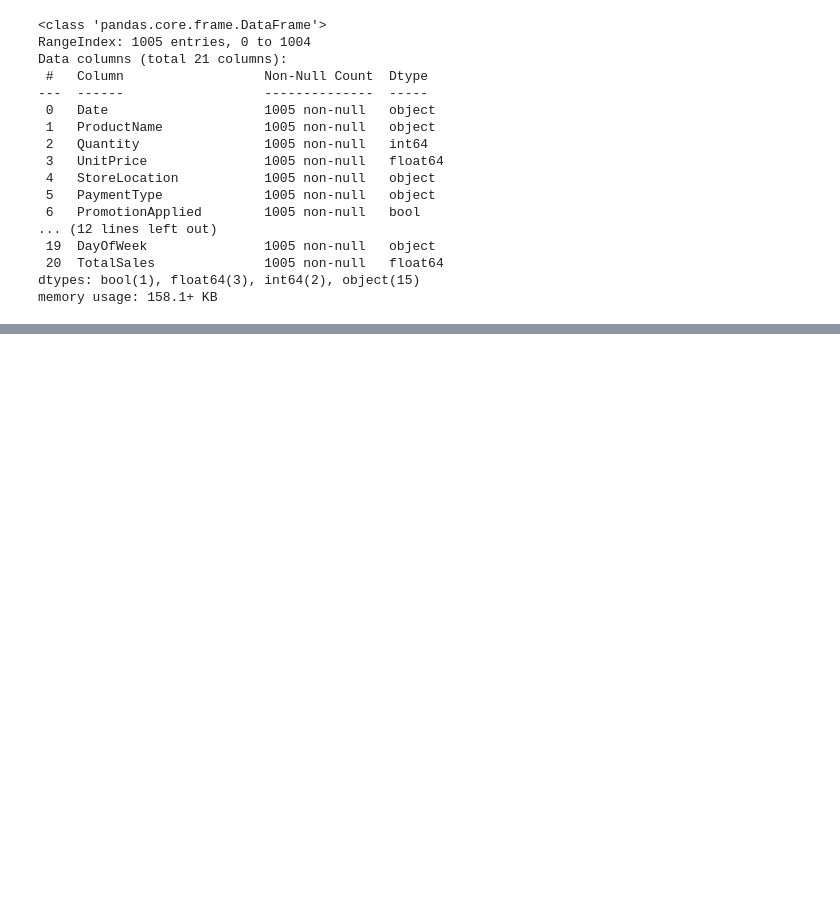
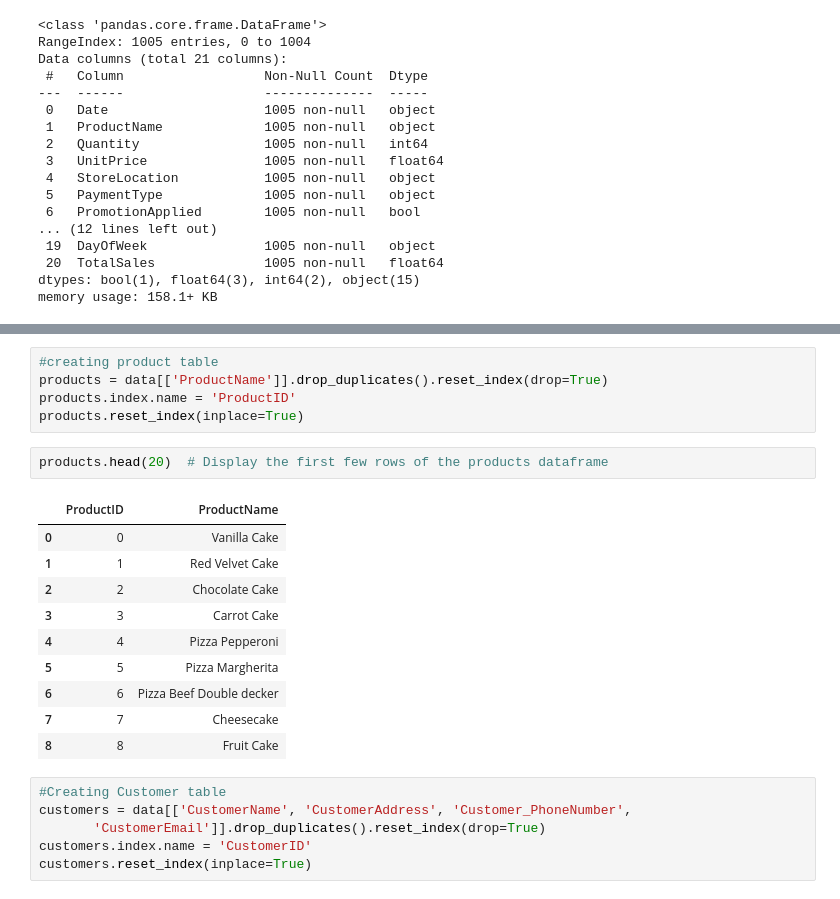
Before and after one commit to BiodunJ/Zipco-Casestudy-with-Airflow, a Jupyter notebook: etl_pipeline.ipynb, the cells around one changed output, grey strips where cells are left out. Saved outputs shown, nothing was run; the diff lists cells and outputs as text; blank space fills up the shorter version.

```diff
--- a/etl_pipeline.ipynb
+++ b/etl_pipeline.ipynb
@@ -66,0 +156,24 @@ memory usage: 158.1+ KB
+# %%
+#creating product table
+products = data[['ProductName']].drop_duplicates().reset_index(drop=True)
+products.index.name = 'ProductID'
+products.reset_index(inplace=True)
+# %%
+products.head(20)  # Display the first few rows of the products dataframe
+# %% [output]
+|  | ProductID | ProductName |
+| 0 | 0 | Vanilla Cake |
+| 1 | 1 | Red Velvet Cake |
+| 2 | 2 | Chocolate Cake |
+| 3 | 3 | Carrot Cake |
+| 4 | 4 | Pizza Pepperoni |
+| 5 | 5 | Pizza Margherita |
+| 6 | 6 | Pizza Beef Double decker |
+| 7 | 7 | Cheesecake |
+| 8 | 8 | Fruit Cake |
+# %%
+#Creating Customer table
+customers = data[['CustomerName', 'CustomerAddress', 'Customer_PhoneNumber',
+       'CustomerEmail']].drop_duplicates().reset_index(drop=True)
+customers.index.name = 'CustomerID'
+customers.reset_index(inplace=True)
```
Also changed, not shown: parts of 15 cells of this notebook, 5 other files.
